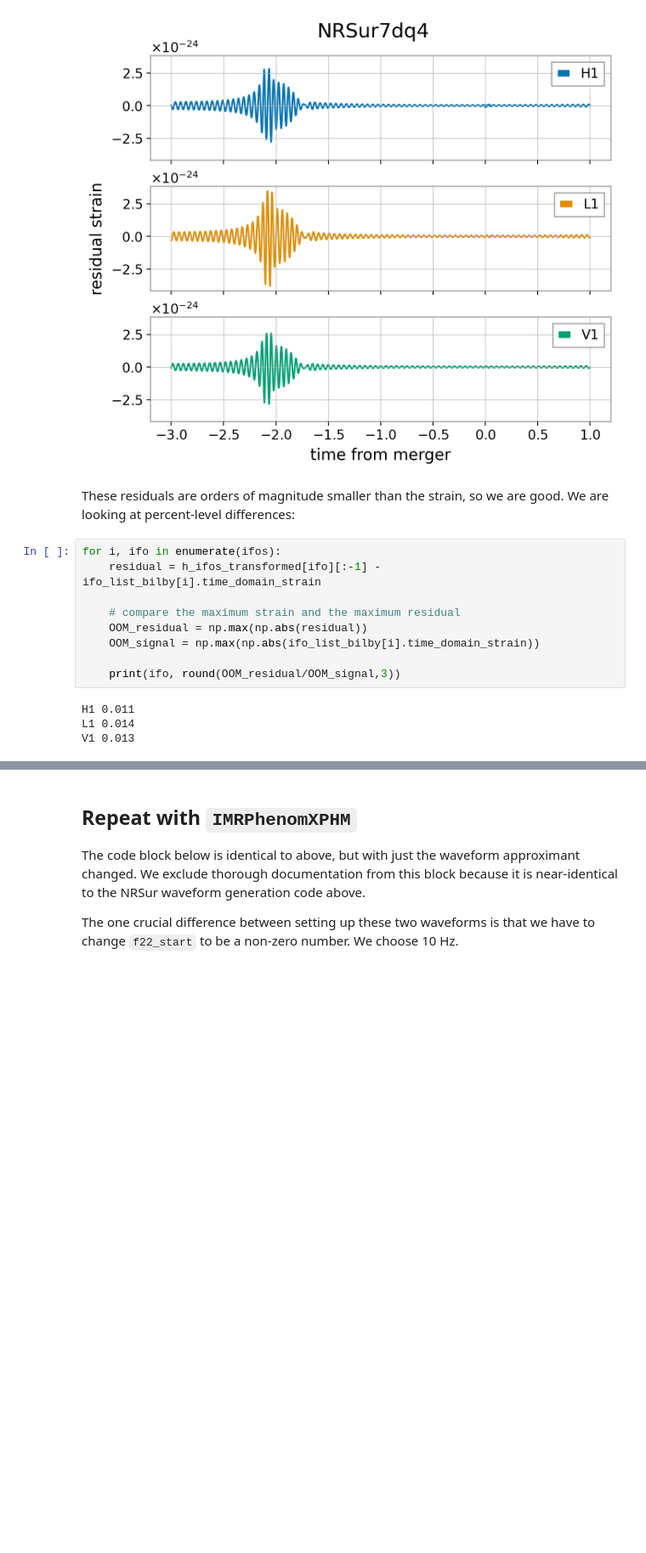
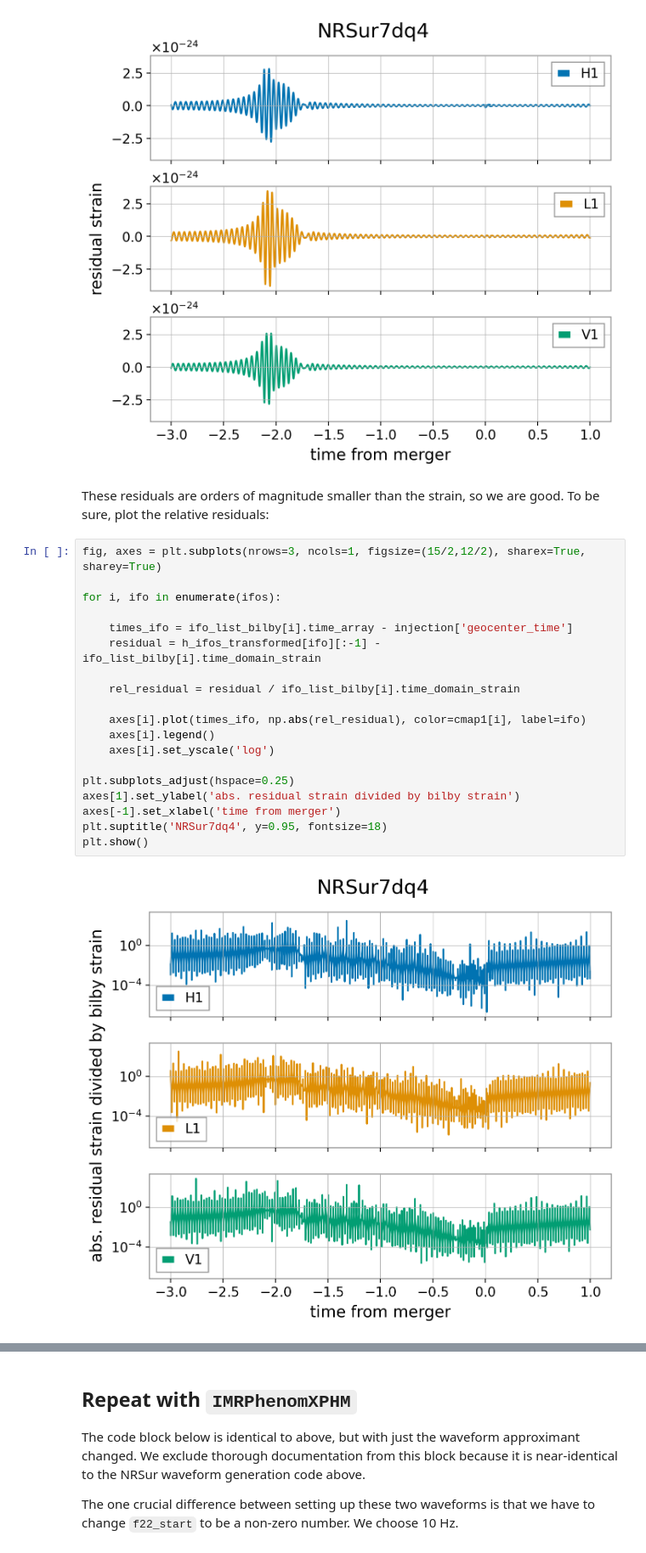
Before and after one commit to simonajmiller/tdinf, a Jupyter notebook: review/waveform_generation_comparison.ipynb, the cells around one changed output, grey strips where cells are left out. Shown at 85% size. Saved outputs shown, nothing was run; the diff lists cells and outputs as text; blank space fills up the shorter version.

Commit message:
add relative residuals to waveform review notebook

```diff
--- a/review/waveform_generation_comparison.ipynb
+++ b/review/waveform_generation_comparison.ipynb
@@ -330,17 +330,25 @@ plt.show()
 # %% [output]
 [figure]
 # %% [markdown]
-These residuals are orders of magnitude smaller than the strain, so we are good. We are looking at percent-level differences:
+These residuals are orders of magnitude smaller than the strain, so we are good. To be sure, plot the relative residuals:
 # %%
+fig, axes = plt.subplots(nrows=3, ncols=1, figsize=(15/2,12/2), sharex=True, sharey=True)
+
 for i, ifo in enumerate(ifos):
+
+    times_ifo = ifo_list_bilby[i].time_array - injection['geocenter_time']
     residual = h_ifos_transformed[ifo][:-1] - ifo_list_bilby[i].time_domain_strain
 
-    # compare the maximum strain and the maximum residual
-    OOM_residual = np.max(np.abs(residual))
-    OOM_signal = np.max(np.abs(ifo_list_bilby[i].time_domain_strain))
+    rel_residual = residual / ifo_list_bilby[i].time_domain_strain
 
-    print(ifo, round(OOM_residual/OOM_signal,3))
+    axes[i].plot(times_ifo, np.abs(rel_residual), color=cmap1[i], label=ifo)
+    axes[i].legend()
+    axes[i].set_yscale('log')
+
+plt.subplots_adjust(hspace=0.25)
+axes[1].set_ylabel('abs. residual strain divided by bilby strain')
+axes[-1].set_xlabel('time from merger')
+plt.suptitle('NRSur7dq4', y=0.95, fontsize=18)
+plt.show()
 # %% [output]
-H1 0.011
-L1 0.014
-V1 0.013
+[figure, added]
```
Also changed, not shown: parts of 9 cells of this notebook.
